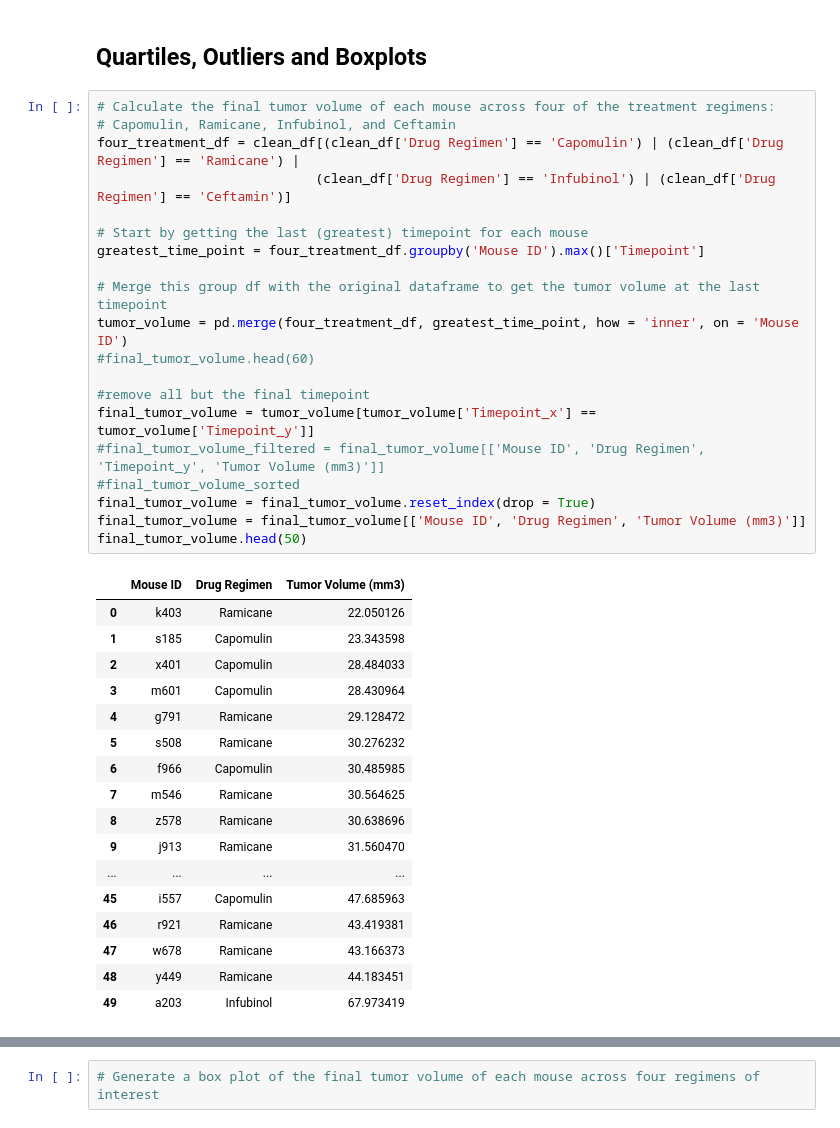
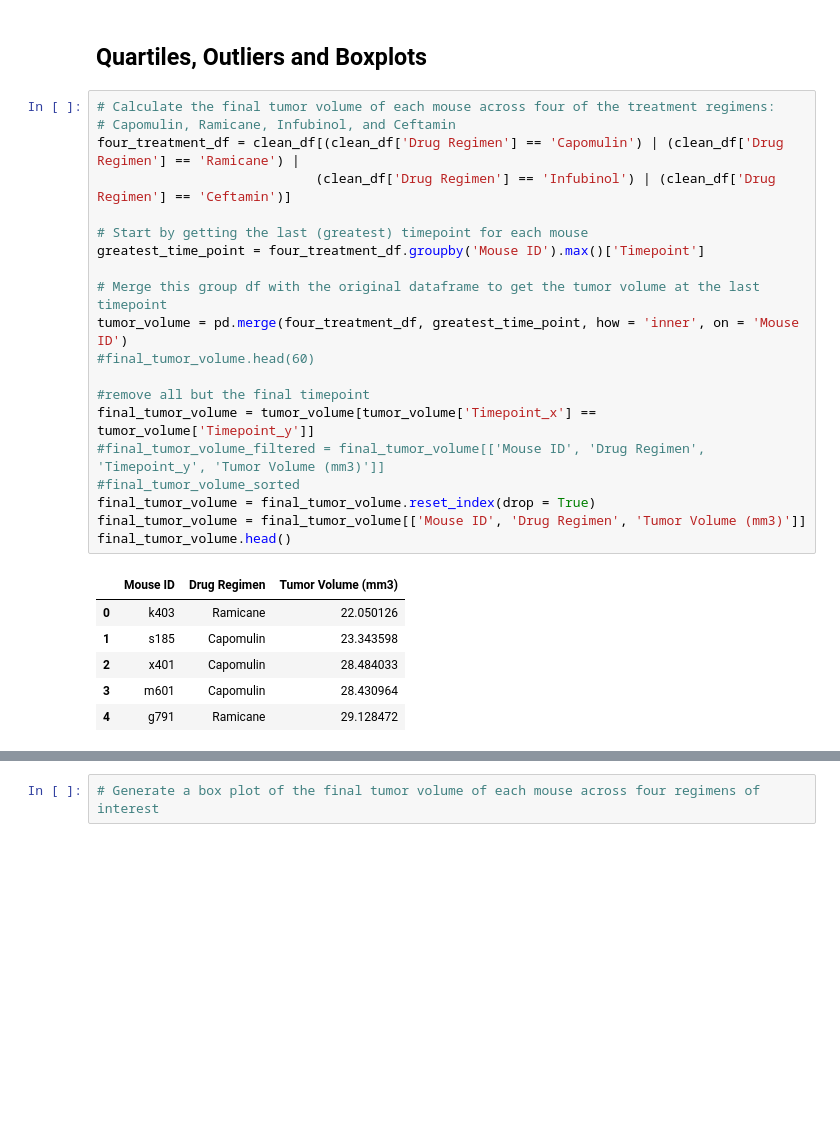
Before and after one commit to JohnShuford/Matplotlib-Challenge, a Jupyter notebook: Pymaceuticals/pymaceuticals.ipynb, the cells around one changed output, grey strips where cells are left out. Drawn from its saved outputs; the diff is of its cells as text; blank space fills up the shorter version.

```diff
--- a/Pymaceuticals/pymaceuticals.ipynb
+++ b/Pymaceuticals/pymaceuticals.ipynb
@@ -210,41 +210,30 @@ plt.show()
 # %%
 # Calculate the final tumor volume of each mouse across four of the treatment regimens:
 # Capomulin, Ramicane, Infubinol, and Ceftamin
 four_treatment_df = clean_df[(clean_df['Drug Regimen'] == 'Capomulin') | (clean_df['Drug Regimen'] == 'Ramicane') |
                             (clean_df['Drug Regimen'] == 'Infubinol') | (clean_df['Drug Regimen'] == 'Ceftamin')]
 
 # Start by getting the last (greatest) timepoint for each mouse
 greatest_time_point = four_treatment_df.groupby('Mouse ID').max()['Timepoint']
 
 # Merge this group df with the original dataframe to get the tumor volume at the last timepoint
 tumor_volume = pd.merge(four_treatment_df, greatest_time_point, how = 'inner', on = 'Mouse ID')
 #final_tumor_volume.head(60)
 
 #remove all but the final timepoint
 final_tumor_volume = tumor_volume[tumor_volume['Timepoint_x'] == tumor_volume['Timepoint_y']]
 #final_tumor_volume_filtered = final_tumor_volume[['Mouse ID', 'Drug Regimen', 'Timepoint_y', 'Tumor Volume (mm3)']]
 #final_tumor_volume_sorted
 final_tumor_volume = final_tumor_volume.reset_index(drop = True)
 final_tumor_volume = final_tumor_volume[['Mouse ID', 'Drug Regimen', 'Tumor Volume (mm3)']]
-final_tumor_volume.head(50)
+final_tumor_volume.head()
 # %% [output]
 |  | Mouse ID | Drug Regimen | Tumor Volume (mm3) |
 | 0 | k403 | Ramicane | 22.050126 |
 | 1 | s185 | Capomulin | 23.343598 |
 | 2 | x401 | Capomulin | 28.484033 |
 | 3 | m601 | Capomulin | 28.430964 |
 | 4 | g791 | Ramicane | 29.128472 |
-| 5 | s508 | Ramicane | 30.276232 |
-| 6 | f966 | Capomulin | 30.485985 |
-| 7 | m546 | Ramicane | 30.564625 |
-| 8 | z578 | Ramicane | 30.638696 |
-| 9 | j913 | Ramicane | 31.560470 |
-| ... | ... | ... | ... |
-| 45 | i557 | Capomulin | 47.685963 |
-| 46 | r921 | Ramicane | 43.419381 |
-| 47 | w678 | Ramicane | 43.166373 |
-| 48 | y449 | Ramicane | 44.183451 |
-| 49 | a203 | Infubinol | 67.973419 |
 # %%
 # Put treatments into a list for for loop (and later for plot labels)
 treatments = final_tumor_volume['Drug Regimen'].unique()
```
Also changed, not shown: parts of 1 cell of this notebook.
